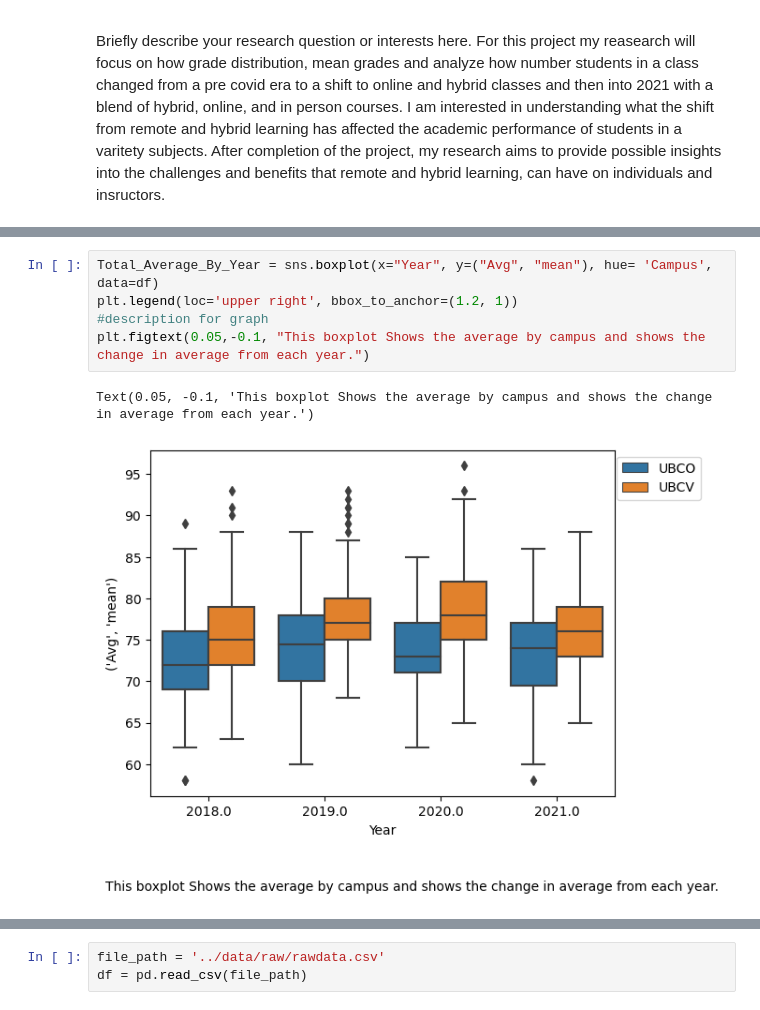
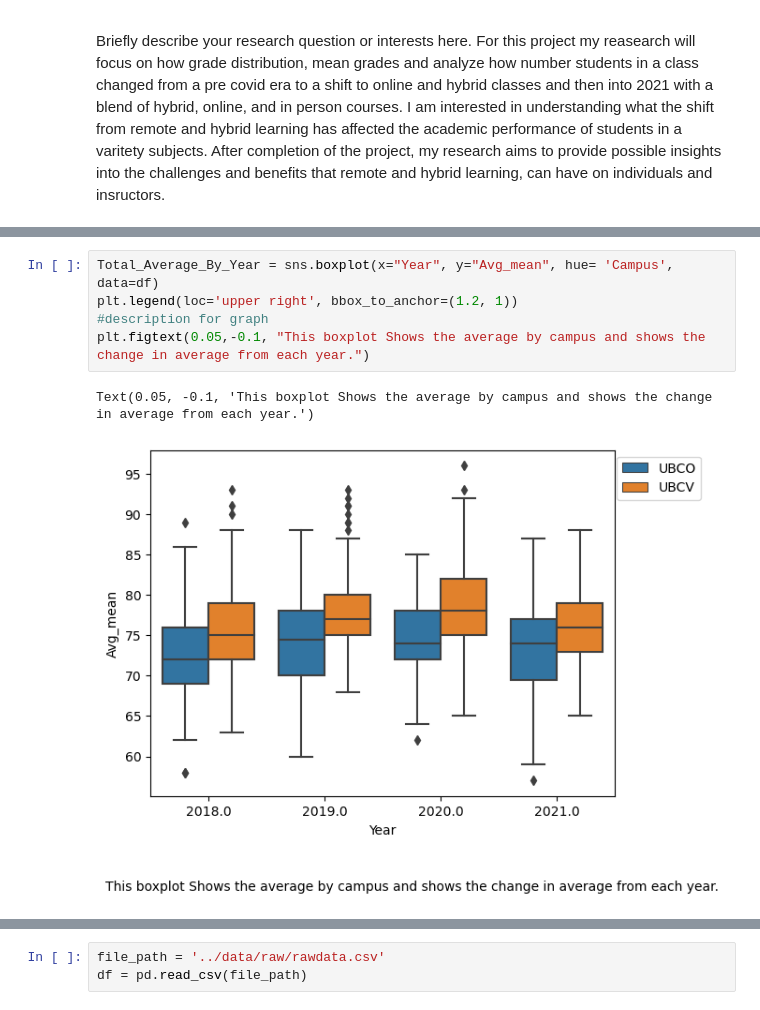
Before and after one commit to ubco-W2022T2-data301/project-group-group03, a Jupyter notebook: analysis/analysis1.ipynb, the cells around one changed output, grey strips where cells are left out. Cells and saved outputs as stored; diff of their text form.

Commit message:
updated function and had to re load raw data, error occured in upload

```diff
--- a/analysis/analysis1.ipynb
+++ b/analysis/analysis1.ipynb
@@ -43,11 +42,11 @@ Text(0.5, -0.1, 'Total average grade over the past 4 years in all political scie
 # %%
-Total_Average_By_Year = sns.boxplot(x="Year", y=("Avg", "mean"), hue= 'Campus', data=df)
+Total_Average_By_Year = sns.boxplot(x="Year", y="Avg_mean", hue= 'Campus', data=df)
 plt.legend(loc='upper right', bbox_to_anchor=(1.2, 1))
 #description for graph
 plt.figtext(0.05,-0.1, "This boxplot Shows the average by campus and shows the change in average from each year.")
 # %% [output]
 Text(0.05, -0.1, 'This boxplot Shows the average by campus and shows the change in average from each year.')
-[figure, old version]
+[figure, new version]
 # %%
 # set the figure size
 plt.figure(figsize=(10, 5))
```
Also changed, not shown: parts of 5 cells of this notebook, 5 other files.
